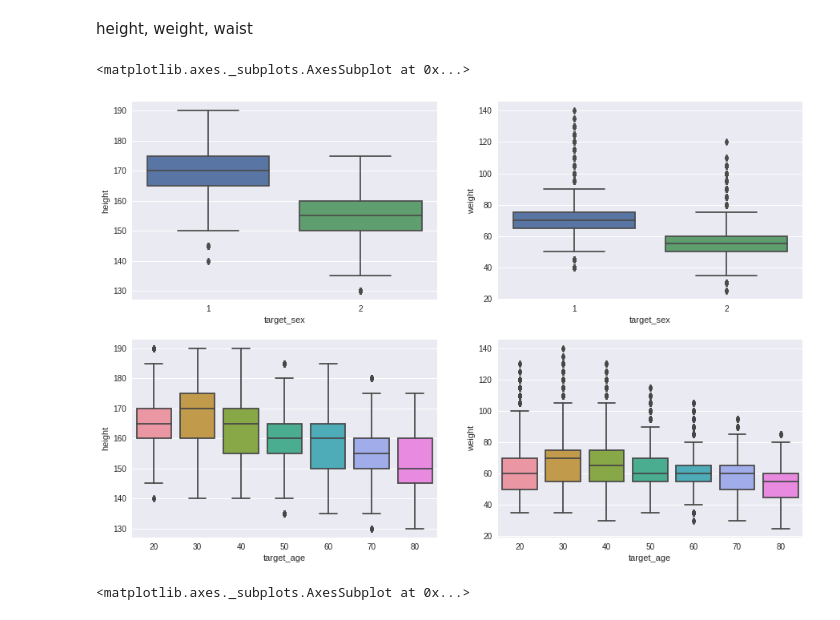
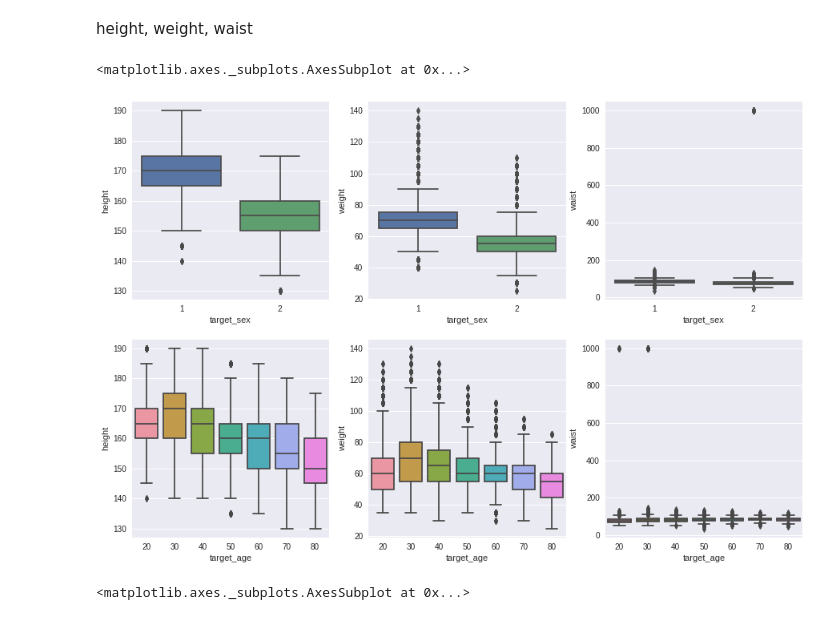
Before and after one commit to GayeonKimm/DS, a Jupyter notebook: 220603_medical_EDA.ipynb, the cells around one changed output. Cells and saved outputs as stored; diff of their text form; code cells hidden in the pictures.

```diff
--- a/220603_medical_EDA.ipynb
+++ b/220603_medical_EDA.ipynb
@@ -252,17 +107,19 @@ plt.show()
 # %% [markdown]
 height, weight, waist
 # %%
-# height, weight
+# height, weight, waist
 
-fig, ax = plt.subplots(nrows=2, ncols=2, figsize=(15,10))
+fig, ax = plt.subplots(nrows=2, ncols=3, figsize=(15,10))
 
 sns.boxplot(data=df_train, x='target_sex', y='height',ax=ax[0][0])
 sns.boxplot(data=df_train, x='target_sex', y='weight',ax=ax[0][1])
+sns.boxplot(data=df_train, x='target_sex', y='waist',ax=ax[0][2])
 sns.boxplot(data=df_train, x='target_age', y='height',ax=ax[1][0])
 sns.boxplot(data=df_train, x='target_age', y='weight',ax=ax[1][1])
+sns.boxplot(data=df_train, x='target_age', y='waist',ax=ax[1][2])
 # %% [output]
 <matplotlib.axes._subplots.AxesSubplot at 0x...>
-[figure, old version]
+[figure, new version]
 # %%
 plt.figure(figsize=(20,10))
 
```
Also changed, not shown: parts of 34 cells of this notebook.
